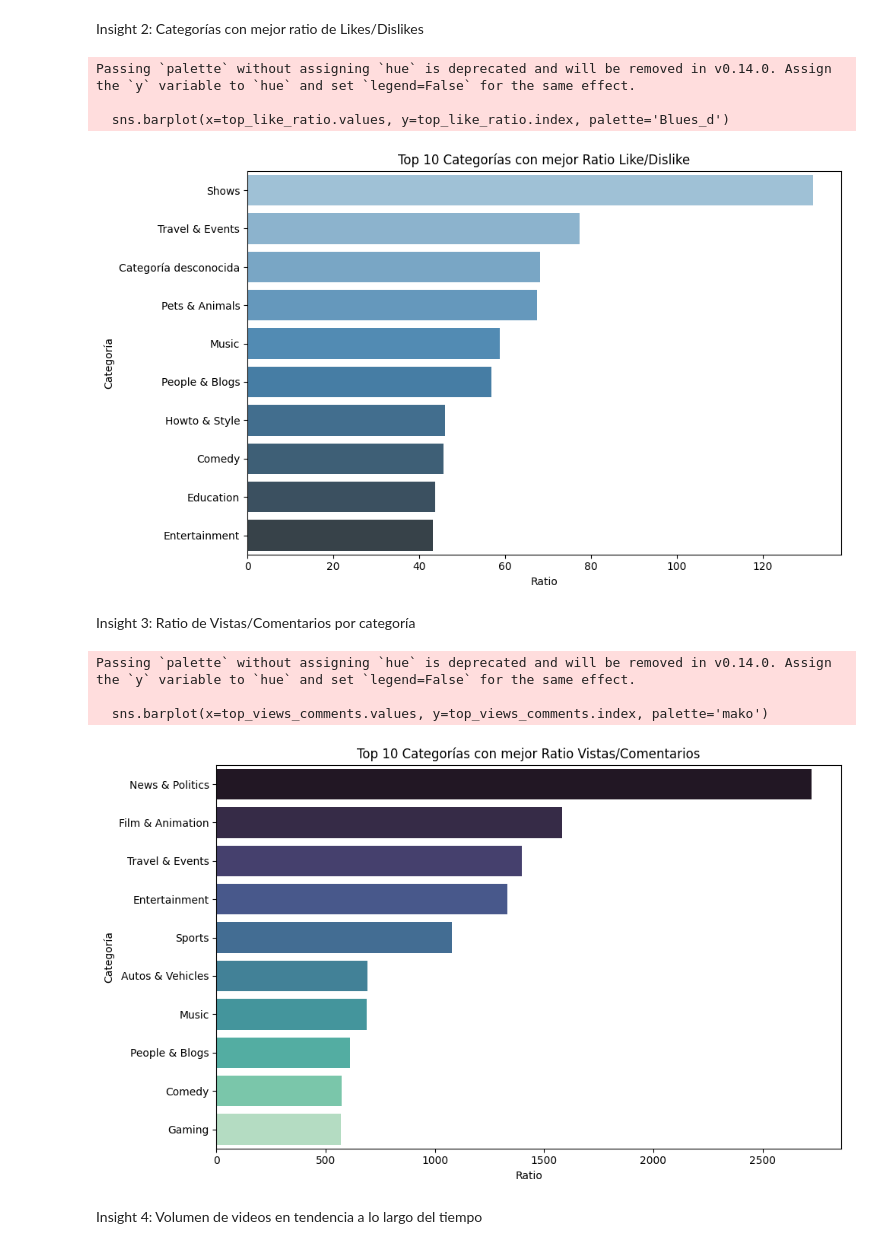
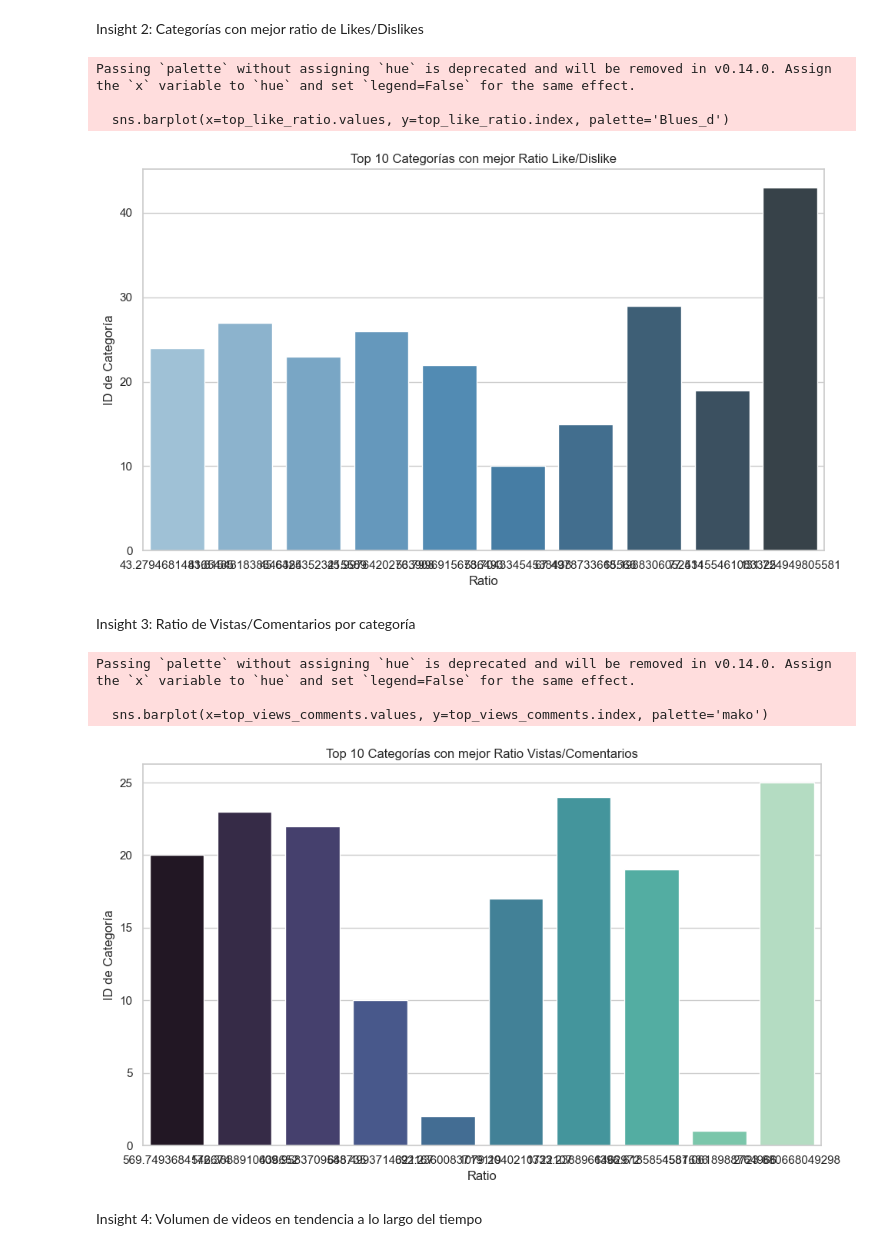
Before and after one commit to rodrigo-g08/FDS-2025-1-259, a Jupyter notebook: Graficacion con el nuevo dataset.ipynb, the cells around one changed output. Cells and saved outputs as stored; diff of their text form; code cells hidden in the pictures.

```diff
--- a/Graficacion con el nuevo dataset.ipynb
+++ b/Graficacion con el nuevo dataset.ipynb
@@ -1,7 +1,7 @@
 # %%
 import pandas as pd
 
-df = pd.read_csv("dataset_completo_con_ratios.csv")
+df = pd.read_csv("GBvideos_cc50_202101_limpio.csv")
 
 print(df.shape)
 df.head()
@@ -189,39 +189,39 @@ Insight 2: Categorías con mejor ratio de Likes/Dislikes
 # %%
 df_ratio = df[df['dislikes'] != 0].copy()
 df_ratio['like_dislike_ratio'] = df_ratio['likes'] / df_ratio['dislikes']
-top_like_ratio = df_ratio.groupby('category_title')['like_dislike_ratio'].mean().sort_values(ascending=False).head(10)
+top_like_ratio = df_ratio.groupby('category_id')['like_dislike_ratio'].mean().sort_values(ascending=False).head(10)
 
 plt.figure(figsize=(10,6))
 sns.barplot(x=top_like_ratio.values, y=top_like_ratio.index, palette='Blues_d')
 plt.title('Top 10 Categorías con mejor Ratio Like/Dislike')
 plt.xlabel('Ratio')
-plt.ylabel('Categoría')
+plt.ylabel('ID de Categoría')
 plt.tight_layout()
 plt.show()
 # %% [output]
-Passing `palette` without assigning `hue` is deprecated and will be removed in v0.14.0. Assign the `y` variable to `hue` and set `legend=False` for the same effect.
+Passing `palette` without assigning `hue` is deprecated and will be removed in v0.14.0. Assign the `x` variable to `hue` and set `legend=False` for the same effect.
 
   sns.barplot(x=top_like_ratio.values, y=top_like_ratio.index, palette='Blues_d')
-[figure, old version]
+[figure, new version]
 # %% [markdown]
 Insight 3: Ratio de Vistas/Comentarios por categoría
 # %%
 df_ratio2 = df[df['comment_count'] != 0].copy()
 df_ratio2['views_comments_ratio'] = df_ratio2['views'] / df_ratio2['comment_count']
-top_views_comments = df_ratio2.groupby('category_title')['views_comments_ratio'].mean().sort_values(ascending=False).head(10)
+top_views_comments = df_ratio2.groupby('category_id')['views_comments_ratio'].mean().sort_values(ascending=False).head(10)
 
 plt.figure(figsize=(10,6))
 sns.barplot(x=top_views_comments.values, y=top_views_comments.index, palette='mako')
 plt.title('Top 10 Categorías con mejor Ratio Vistas/Comentarios')
 plt.xlabel('Ratio')
-plt.ylabel('Categoría')
+plt.ylabel('ID de Categoría')
 plt.tight_layout()
 plt.show()
 # %% [output]
-Passing `palette` without assigning `hue` is deprecated and will be removed in v0.14.0. Assign the `y` variable to `hue` and set `legend=False` for the same effect.
+Passing `palette` without assigning `hue` is deprecated and will be removed in v0.14.0. Assign the `x` variable to `hue` and set `legend=False` for the same effect.
 
   sns.barplot(x=top_views_comments.values, y=top_views_comments.index, palette='mako')
-[figure, old version]
+[figure, new version]
 # %% [markdown]
 Insight 4: Volumen de videos en tendencia a lo largo del tiempo
 # %%
```
Also changed, not shown: parts of 18 cells of this notebook.
